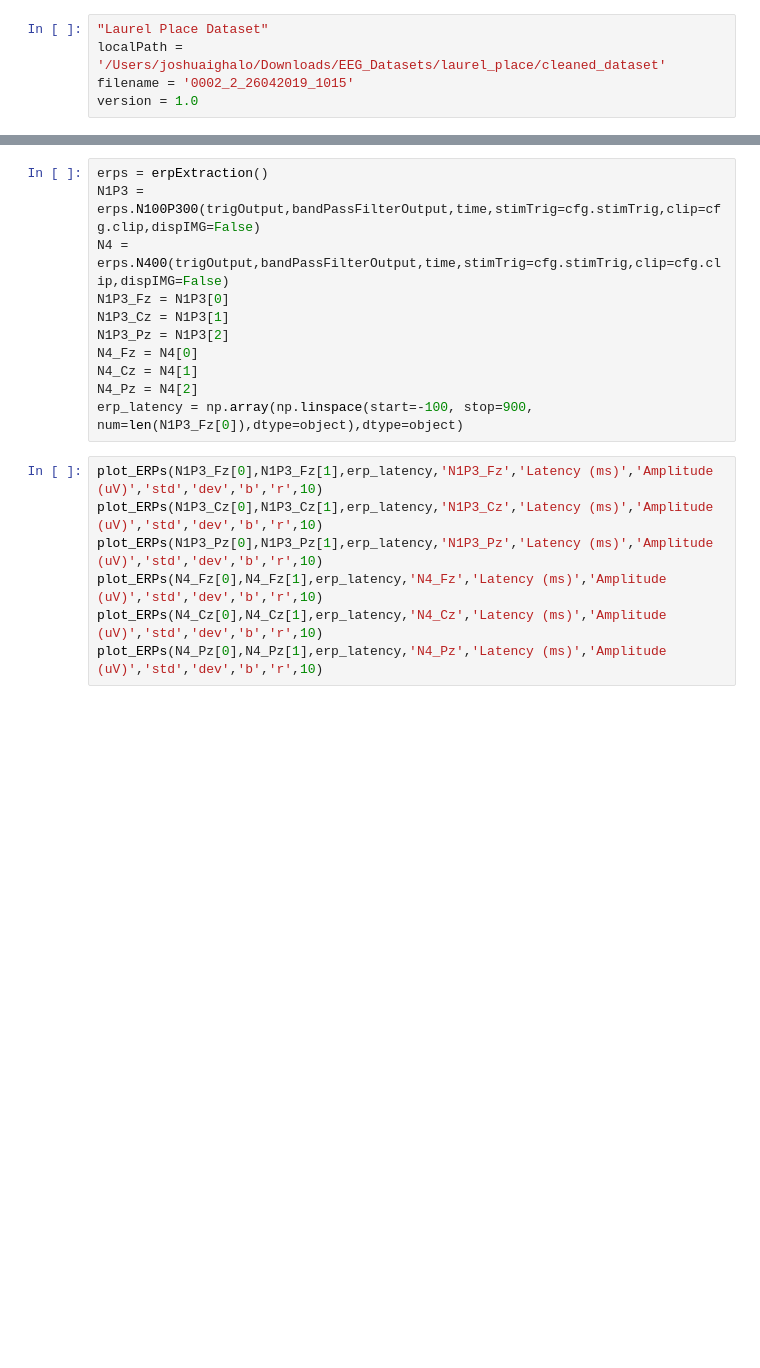
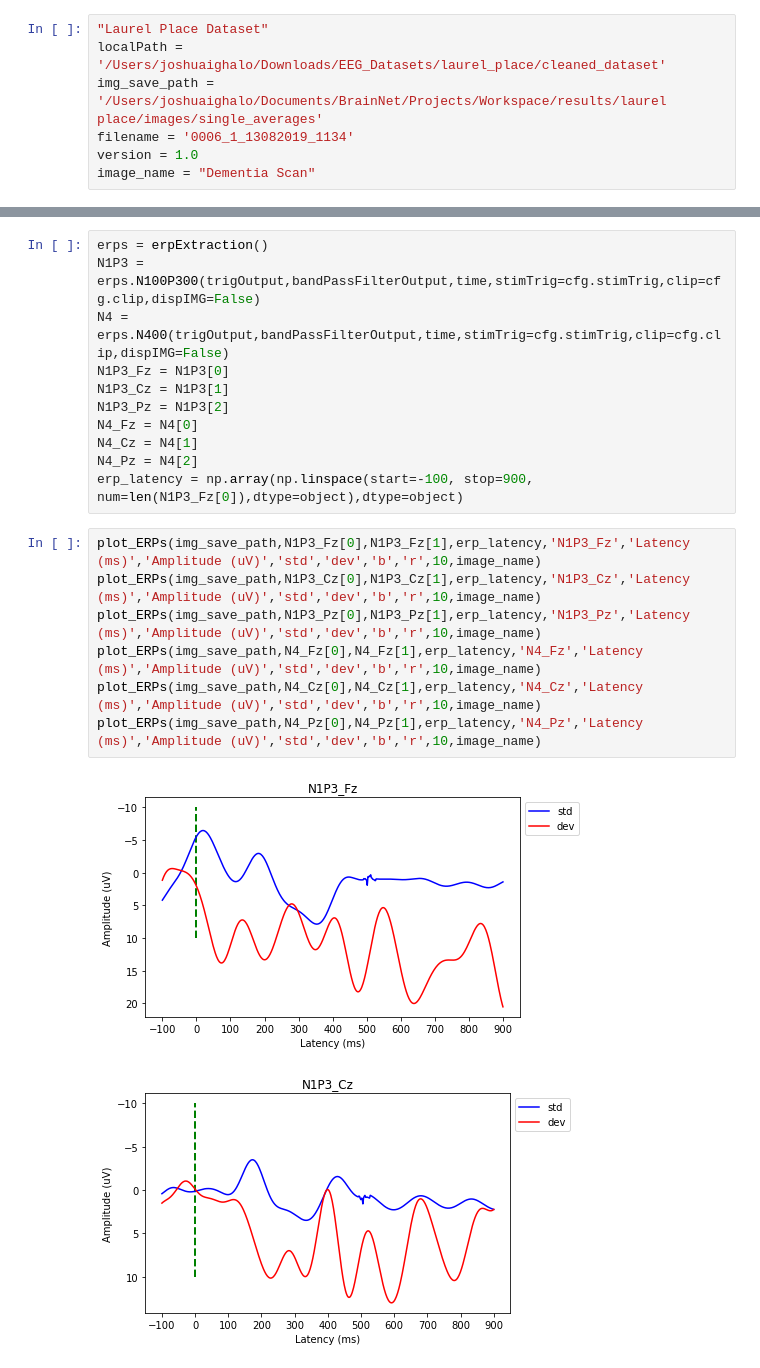
Before and after one commit to iggy96/Dementia-EEG-Analysis, a Jupyter notebook: preprocess_single.ipynb, the cells around one changed output, grey strips where cells are left out. Drawn from its saved outputs; the diff is of its cells as text; blank space fills up the shorter version.

```diff
--- a/preprocess_single.ipynb
+++ b/preprocess_single.ipynb
@@ -4,8 +6,10 @@ import params as cfg
 # %%
 "Laurel Place Dataset"
 localPath = '/Users/joshuaighalo/Downloads/EEG_Datasets/laurel_place/cleaned_dataset'
-filename = '0002_2_26042019_1015'
+img_save_path = '/Users/joshuaighalo/Documents/BrainNet/Projects/Workspace/results/laurel place/images/single_averages'
+filename = '0006_1_13082019_1134'
 version = 1.0
+image_name = "Dementia Scan"
 # %%
 "Bruyere Dataset"
 #version = 1.1
@@ -48,9 +66,12 @@ N4_Cz = N4[1]
 N4_Pz = N4[2]
 erp_latency = np.array(np.linspace(start=-100, stop=900, num=len(N1P3_Fz[0]),dtype=object),dtype=object)
 # %%
-plot_ERPs(N1P3_Fz[0],N1P3_Fz[1],erp_latency,'N1P3_Fz','Latency (ms)','Amplitude (uV)','std','dev','b','r',10)
-plot_ERPs(N1P3_Cz[0],N1P3_Cz[1],erp_latency,'N1P3_Cz','Latency (ms)','Amplitude (uV)','std','dev','b','r',10)
-plot_ERPs(N1P3_Pz[0],N1P3_Pz[1],erp_latency,'N1P3_Pz','Latency (ms)','Amplitude (uV)','std','dev','b','r',10)
-plot_ERPs(N4_Fz[0],N4_Fz[1],erp_latency,'N4_Fz','Latency (ms)','Amplitude (uV)','std','dev','b','r',10)
-plot_ERPs(N4_Cz[0],N4_Cz[1],erp_latency,'N4_Cz','Latency (ms)','Amplitude (uV)','std','dev','b','r',10)
-plot_ERPs(N4_Pz[0],N4_Pz[1],erp_latency,'N4_Pz','Latency (ms)','Amplitude (uV)','std','dev','b','r',10)
+plot_ERPs(img_save_path,N1P3_Fz[0],N1P3_Fz[1],erp_latency,'N1P3_Fz','Latency (ms)','Amplitude (uV)','std','dev','b','r',10,image_name)
+plot_ERPs(img_save_path,N1P3_Cz[0],N1P3_Cz[1],erp_latency,'N1P3_Cz','Latency (ms)','Amplitude (uV)','std','dev','b','r',10,image_name)
+plot_ERPs(img_save_path,N1P3_Pz[0],N1P3_Pz[1],erp_latency,'N1P3_Pz','Latency (ms)','Amplitude (uV)','std','dev','b','r',10,image_name)
+plot_ERPs(img_save_path,N4_Fz[0],N4_Fz[1],erp_latency,'N4_Fz','Latency (ms)','Amplitude (uV)','std','dev','b','r',10,image_name)
+plot_ERPs(img_save_path,N4_Cz[0],N4_Cz[1],erp_latency,'N4_Cz','Latency (ms)','Amplitude (uV)','std','dev','b','r',10,image_name)
+plot_ERPs(img_save_path,N4_Pz[0],N4_Pz[1],erp_latency,'N4_Pz','Latency (ms)','Amplitude (uV)','std','dev','b','r',10,image_name)
+# %% [output]
+[figure, added]
+[figure, added]
```
Also changed, not shown: parts of 8 cells of this notebook.
